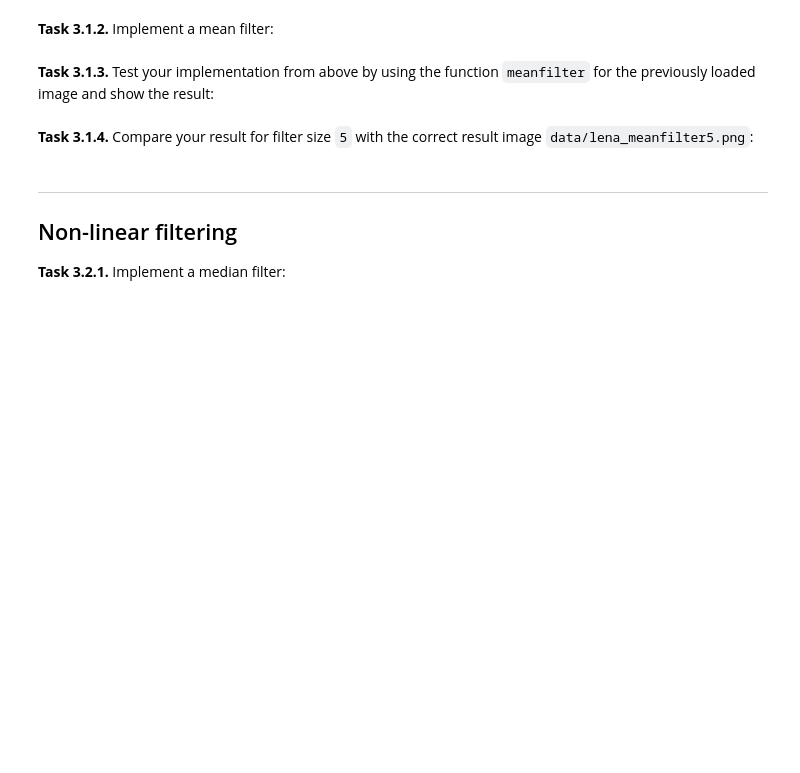
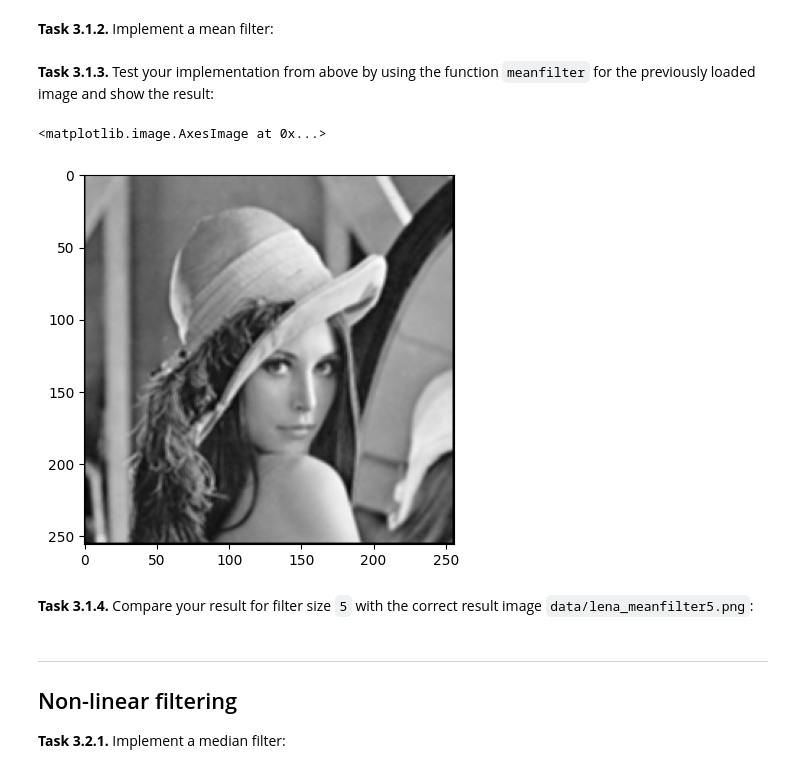
Before and after one commit to tfauer/mobi-fs3-python, a Jupyter notebook: task3.ipynb, the cells around one changed output. Cells and saved outputs as stored; diff of their text form; code cells hidden in the pictures; blank space fills up the shorter version.

```diff
--- a/task3.ipynb
+++ b/task3.ipynb
@@ -10,9 +10,9 @@ import matplotlib.pyplot as plt
 
 **<a id="#">Task 3.1.1.</a>** Load the image `data/lena.png` and show it:
 # %%
-img = plt.imread('data/lena.png')
+lena = plt.imread('data/lena.png')
 plt.figure()
-plt.imshow(img, 'gray')
+plt.imshow(lena, 'gray')
 # %% [output]
 <matplotlib.image.AxesImage at 0x...>
 [figure]
@@ -32,5 +21,36 @@ def meanfilter(img, size):
+# %%
+def meanfilter(img, size):
+    result = numpy.zeros(img.shape)
+    n = (size - 1) // 2
+    for p in numpy.ndindex(img.shape):
+        neighborhood_sum = 0
+        # leave the loop if the pixel is at the border (neighborhood outside image)
+        if p[0] < n or p[1] < n or p[0] > img.shape[0] - 1 - n or p[1] > img.shape[0] - 1 - n:
+            continue
+
+        for q in numpy.ndindex(size, size):
+            # compute lateral and vertical distance of neighborhood pixel from p
+            v = q[0] - n
+            l = q[1] - n
+
+            # add the intensity value of the pixel to neighborhood_sum
+            neighborhood_sum += img[p[0] + v, p[1] + l]
+
+        # compute the mean of neighborhood_sum
+        mean = neighborhood_sum / size ** 2
+
+        result[p] = mean
+
+    return result
 # %% [markdown]
 **<a id="#">Task 3.1.3.</a>** Test your implementation from above by using the function `meanfilter` for the previously loaded image and show the result:
+# %%
+img_filtered = meanfilter(lena, 3)
+plt.figure()
+plt.imshow(img_filtered, 'gray')
+# %% [output]
+<matplotlib.image.AxesImage at 0x...>
+[figure, added]
 # %% [markdown]
 **<a id="#">Task 3.1.4.</a>** Compare your result for filter size `5` with the correct result image `data/lena_meanfilter5.png`:
 # %% [markdown]
```
Also changed, not shown: parts of 1 cell of this notebook.
